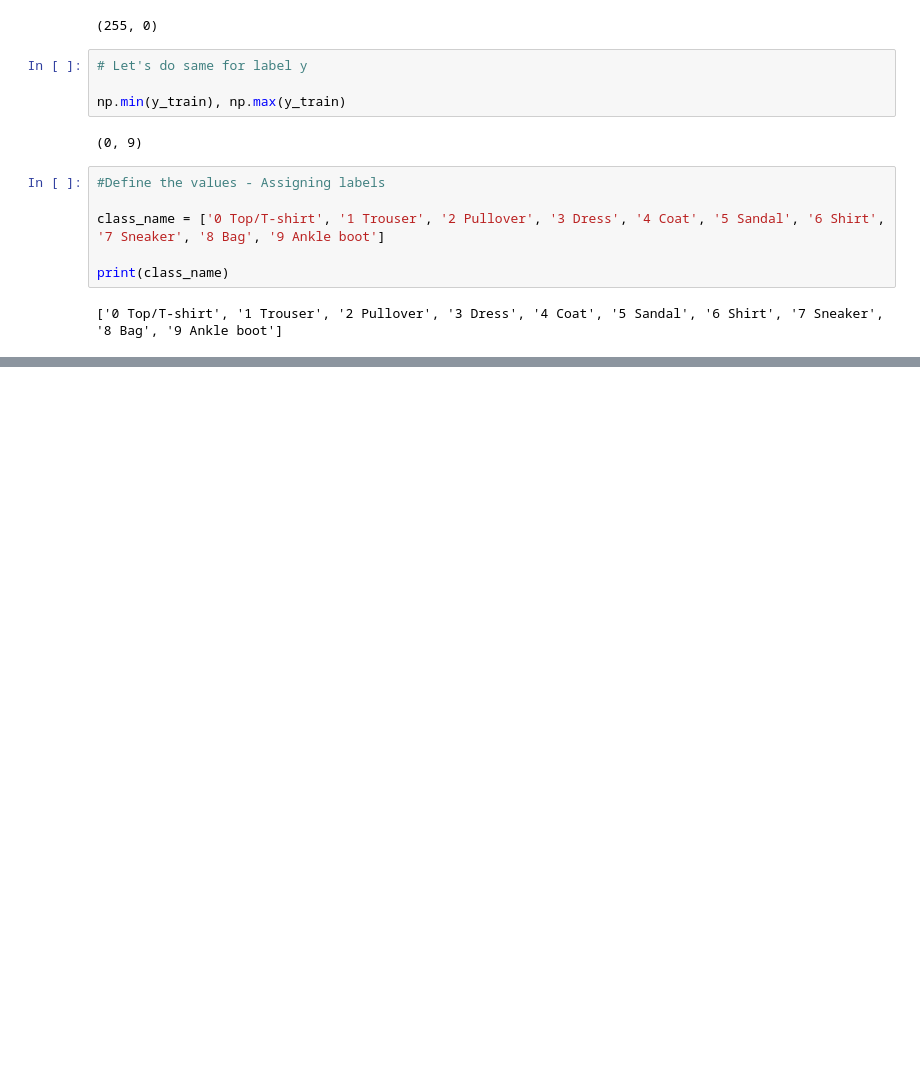
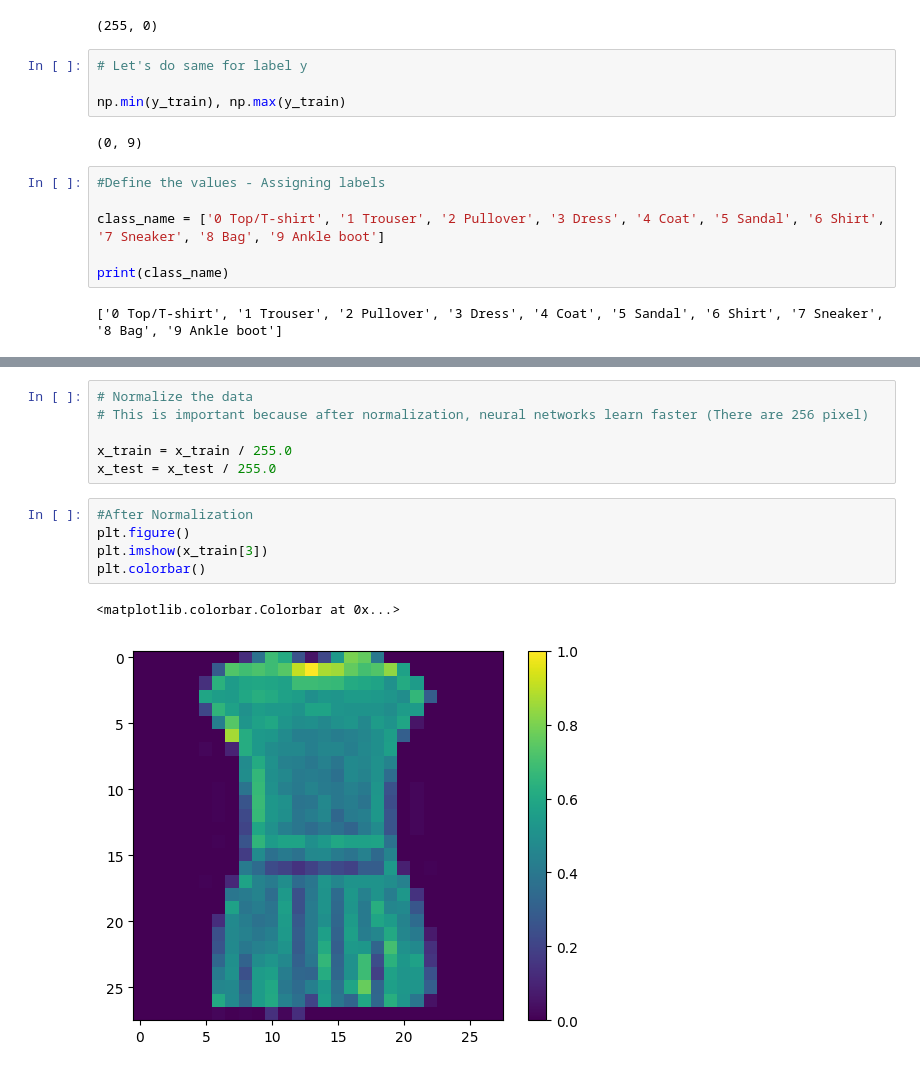
Before and after one commit to Fatai-soliu/ANN-for-Image-Classification, a Jupyter notebook: ANN_for_Image_Classification.ipynb, the cells around one changed output, grey strips where cells are left out. Cells and saved outputs as stored; diff of their text form; blank space fills up the shorter version.

```diff
--- a/ANN_for_Image_Classification.ipynb
+++ b/ANN_for_Image_Classification.ipynb
@@ -98,0 +112,14 @@ print(class_name)
+# %%
+# Normalize the data
+# This is important because after normalization, neural networks learn faster (There are 256 pixel)
+
+x_train = x_train / 255.0
+x_test = x_test / 255.0
+# %%
+#After Normalization
+plt.figure()
+plt.imshow(x_train[3])
+plt.colorbar()
+# %% [output]
+<matplotlib.colorbar.Colorbar at 0x...>
+[figure, added]
```
Also changed, not shown: parts of 6 cells of this notebook.
